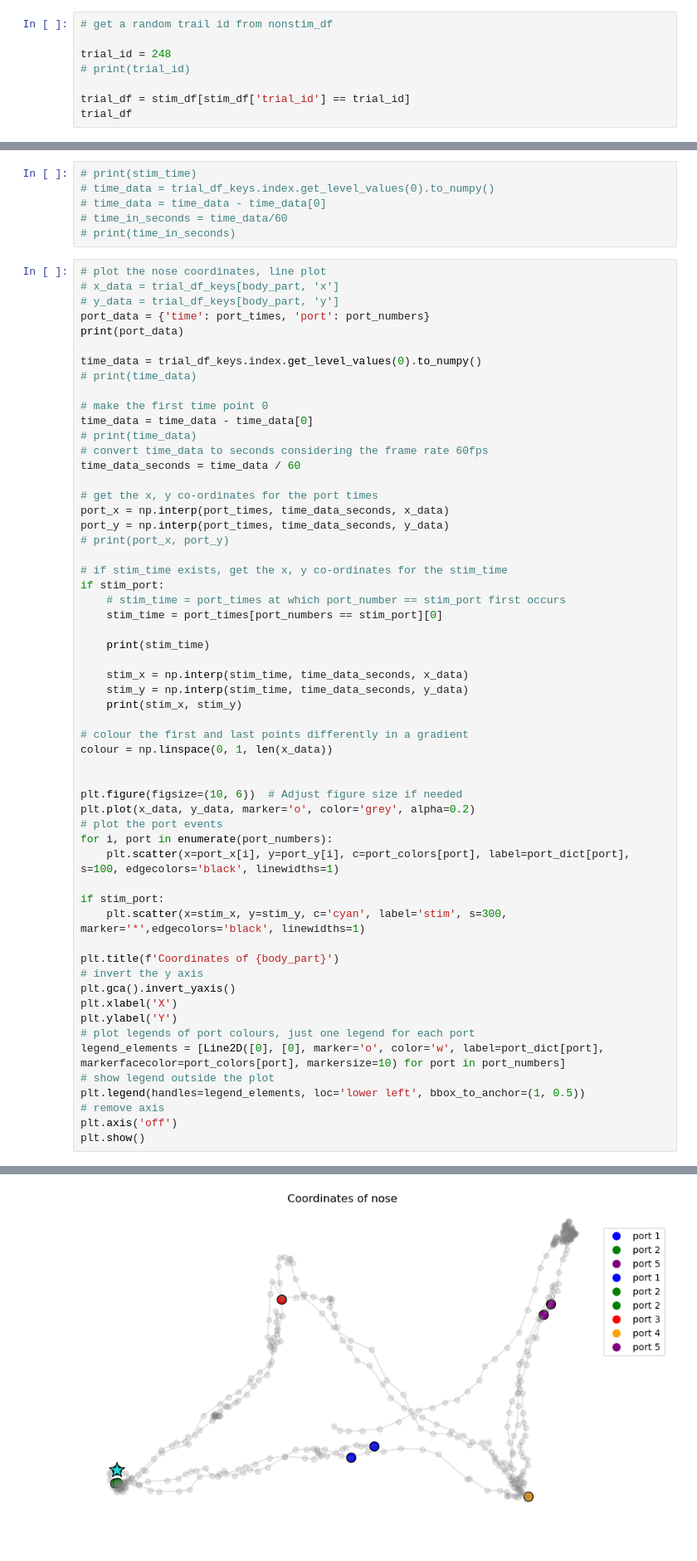
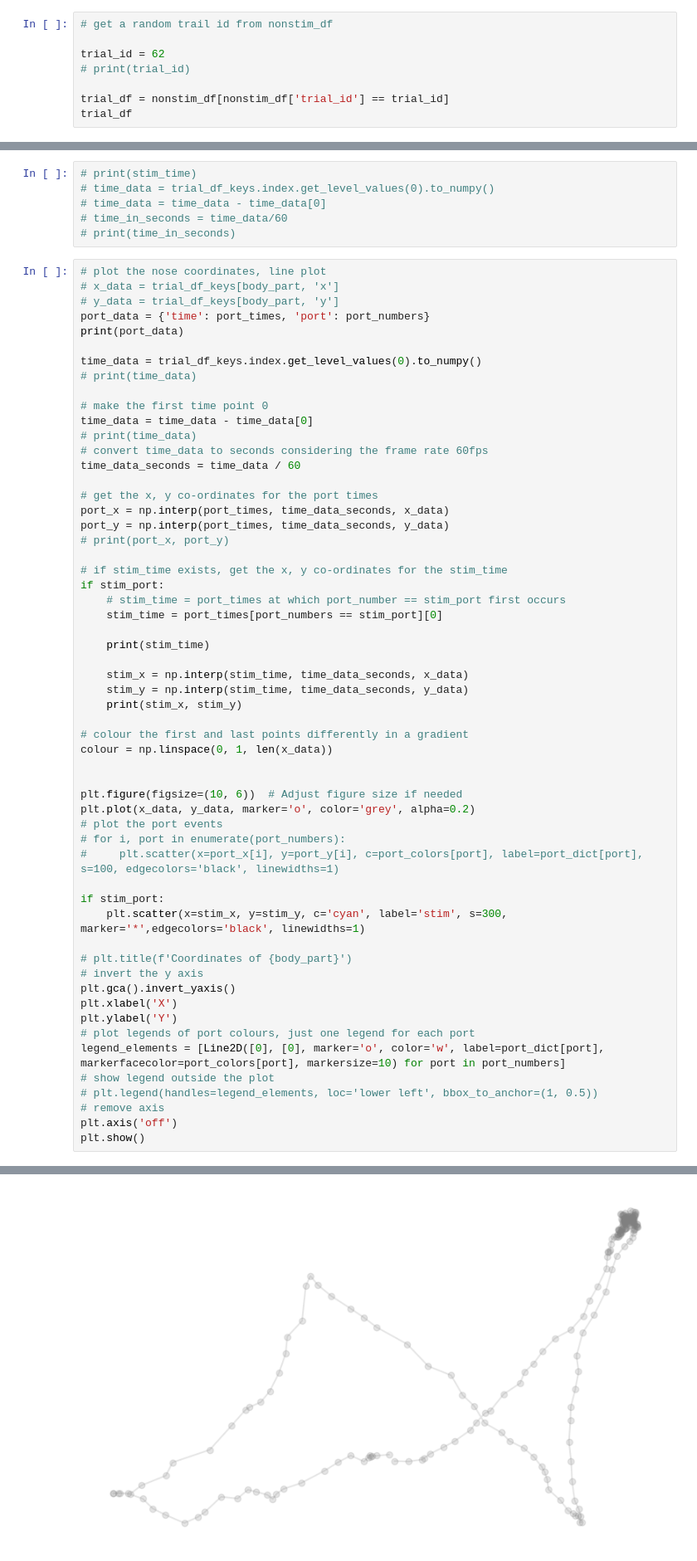
Before and after one commit to sthitapati/sequence_analysis, a Jupyter notebook: notebooks/tracking_DLS_individual.ipynb, the cells around one changed output, grey strips where cells are left out. Shown at 83% size. Saved outputs shown, nothing was run; the diff lists cells and outputs as text.

```diff
--- a/notebooks/tracking_DLS_individual.ipynb
+++ b/notebooks/tracking_DLS_individual.ipynb
@@ -310,10 +310,10 @@ stim_df.head()
 # %%
 # get a random trail id from nonstim_df
 
-trial_id = 248
+trial_id = 62
 # print(trial_id)
 
-trial_df = stim_df[stim_df['trial_id'] == trial_id]
+trial_df = nonstim_df[nonstim_df['trial_id'] == trial_id]
 trial_df
 # %% [output]
 |  | Unnamed: 0 | trial_id | transition_type | start_poke_port | end_poke_port | start_poke_in_timestamp | ... |
@@ -557,13 +552,13 @@ colour = np.linspace(0, 1, len(x_data))
 plt.figure(figsize=(10, 6))  # Adjust figure size if needed
 plt.plot(x_data, y_data, marker='o', color='grey', alpha=0.2)
 # plot the port events
-for i, port in enumerate(port_numbers):
-    plt.scatter(x=port_x[i], y=port_y[i], c=port_colors[port], label=port_dict[port], s=100, edgecolors='black', linewidths=1)
+# for i, port in enumerate(port_numbers):
+#     plt.scatter(x=port_x[i], y=port_y[i], c=port_colors[port], label=port_dict[port], s=100, edgecolors='black', linewidths=1)
 
 if stim_port:
     plt.scatter(x=stim_x, y=stim_y, c='cyan', label='stim', s=300, marker='*',edgecolors='black', linewidths=1)
 
-plt.title(f'Coordinates of {body_part}')
+# plt.title(f'Coordinates of {body_part}')
 # invert the y axis
 plt.gca().invert_yaxis()
 plt.xlabel('X')
@@ -571,7 +566,7 @@ plt.ylabel('Y')
 # plot legends of port colours, just one legend for each port
 legend_elements = [Line2D([0], [0], marker='o', color='w', label=port_dict[port], markerfacecolor=port_colors[port], markersize=10) for port in port_numbers]
 # show legend outside the plot
-plt.legend(handles=legend_elements, loc='lower left', bbox_to_anchor=(1, 0.5))
+# plt.legend(handles=legend_elements, loc='lower left', bbox_to_anchor=(1, 0.5))
 # remove axis
 plt.axis('off')
 plt.show()
@@ -583,4 +576,4 @@ plt.show()
-[figure, old version]
+[figure, new version]
 # %%
 # linearize the x-data and y-data
 # plot time vs x and y
```
Also changed, not shown: parts of 14 cells of this notebook, 2 other files.
